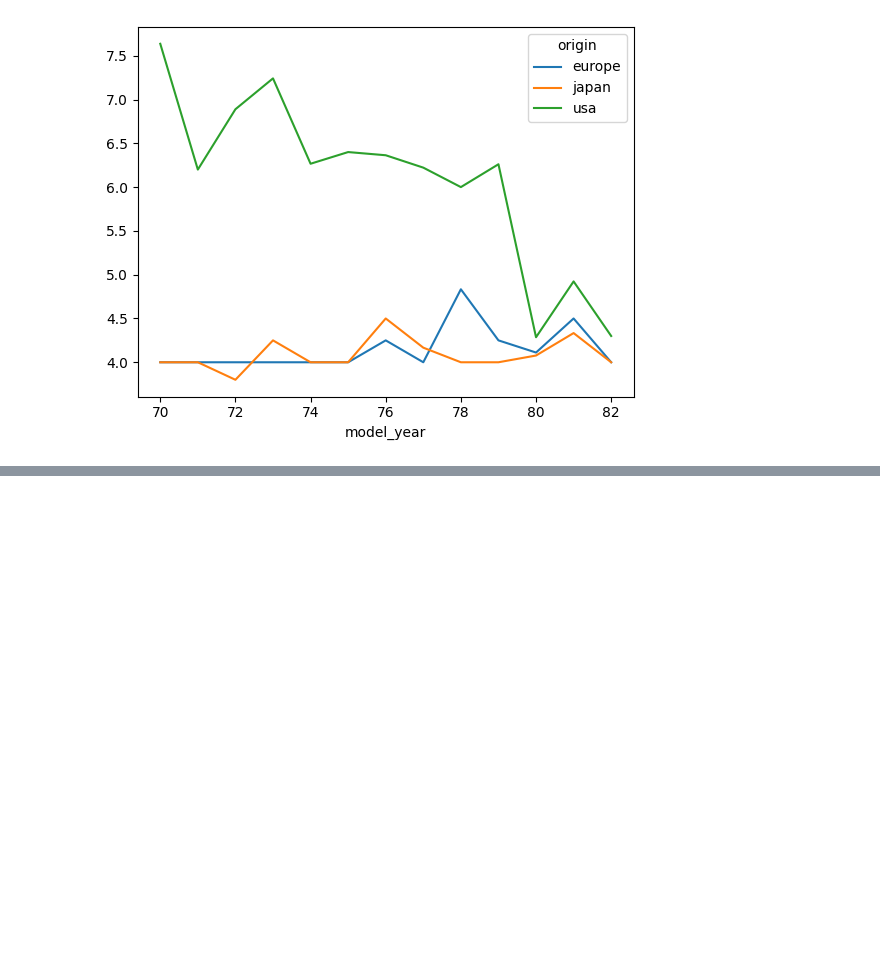
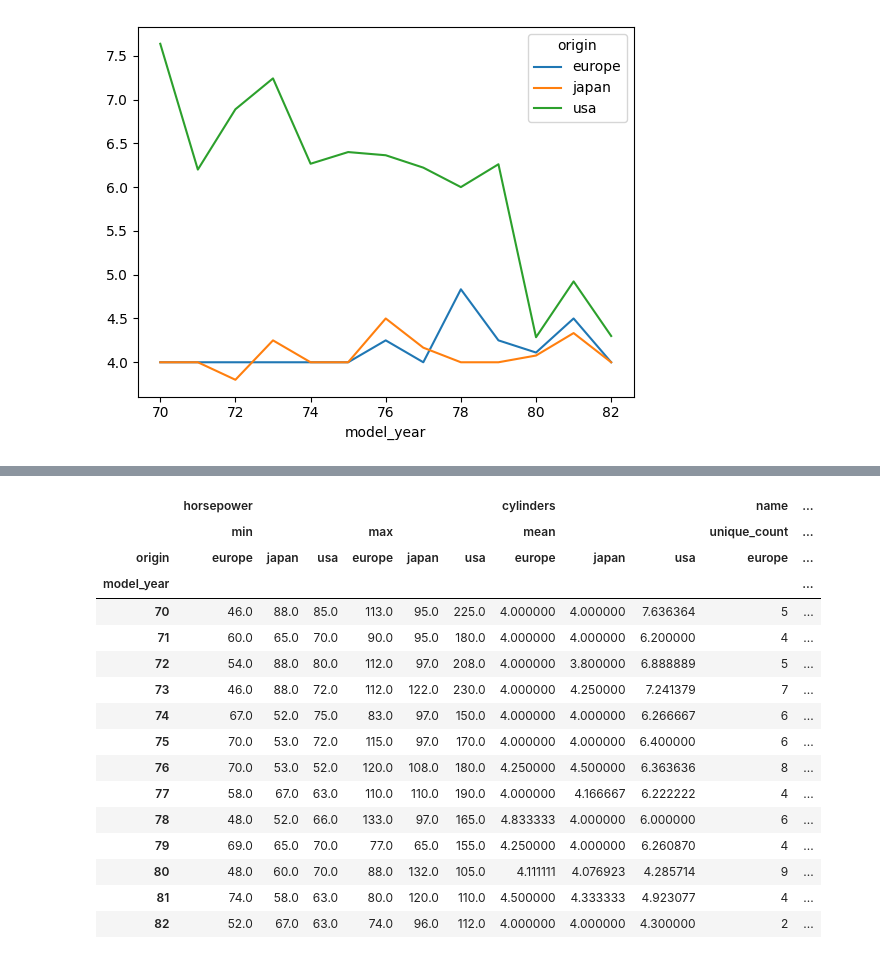
Before and after one commit to thekaif7/exploratory_data_analysis, a Jupyter notebook: EDA_1.ipynb, the cells around one changed output, grey strips where cells are left out. Drawn from its saved outputs; the diff is of its cells as text; code cells hidden in the pictures; blank space fills up the shorter version.

```diff
--- a/EDA_1.ipynb
+++ b/EDA_1.ipynb
@@ -276,0 +363,23 @@ mpg.groupby(['model_year','origin']).cylinders.mean().unstack(level = 1).plot()
+# %%
+# min / max  horsepower, avg cylinders ,unique model name per year per origin
+def unique_count(x):
+   return len(x.unique())
+mpg.groupby(['model_year','origin']).agg({'horsepower':['min','max'],'cylinders':'mean','name':unique_count}).unstack()
+# %% [output]
+|  | horsepower |  |  |  |  |  | cylinders |  |  | name | ... |
+|  | min |  |  | max |  |  | mean |  |  | unique_count | ... |
+| origin | europe | japan | usa | europe | japan | usa | europe | japan | usa | europe | ... |
+| model_year |  |  |  |  |  |  |  |  |  |  | ... |
+| 70 | 46.0 | 88.0 | 85.0 | 113.0 | 95.0 | 225.0 | 4.000000 | 4.000000 | 7.636364 | 5 | ... |
+| 71 | 60.0 | 65.0 | 70.0 | 90.0 | 95.0 | 180.0 | 4.000000 | 4.000000 | 6.200000 | 4 | ... |
+| 72 | 54.0 | 88.0 | 80.0 | 112.0 | 97.0 | 208.0 | 4.000000 | 3.800000 | 6.888889 | 5 | ... |
+| 73 | 46.0 | 88.0 | 72.0 | 112.0 | 122.0 | 230.0 | 4.000000 | 4.250000 | 7.241379 | 7 | ... |
+| 74 | 67.0 | 52.0 | 75.0 | 83.0 | 97.0 | 150.0 | 4.000000 | 4.000000 | 6.266667 | 6 | ... |
+| 75 | 70.0 | 53.0 | 72.0 | 115.0 | 97.0 | 170.0 | 4.000000 | 4.000000 | 6.400000 | 6 | ... |
+| 76 | 70.0 | 53.0 | 52.0 | 120.0 | 108.0 | 180.0 | 4.250000 | 4.500000 | 6.363636 | 8 | ... |
+| 77 | 58.0 | 67.0 | 63.0 | 110.0 | 110.0 | 190.0 | 4.000000 | 4.166667 | 6.222222 | 4 | ... |
+| 78 | 48.0 | 52.0 | 66.0 | 133.0 | 97.0 | 165.0 | 4.833333 | 4.000000 | 6.000000 | 6 | ... |
+| 79 | 69.0 | 65.0 | 70.0 | 77.0 | 65.0 | 155.0 | 4.250000 | 4.000000 | 6.260870 | 4 | ... |
+| 80 | 48.0 | 60.0 | 70.0 | 88.0 | 132.0 | 105.0 | 4.111111 | 4.076923 | 4.285714 | 9 | ... |
+| 81 | 74.0 | 58.0 | 63.0 | 80.0 | 120.0 | 110.0 | 4.500000 | 4.333333 | 4.923077 | 4 | ... |
+| 82 | 52.0 | 67.0 | 63.0 | 74.0 | 96.0 | 112.0 | 4.000000 | 4.000000 | 4.300000 | 2 | ... |
```
Also changed, not shown: parts of 6 cells of this notebook.
